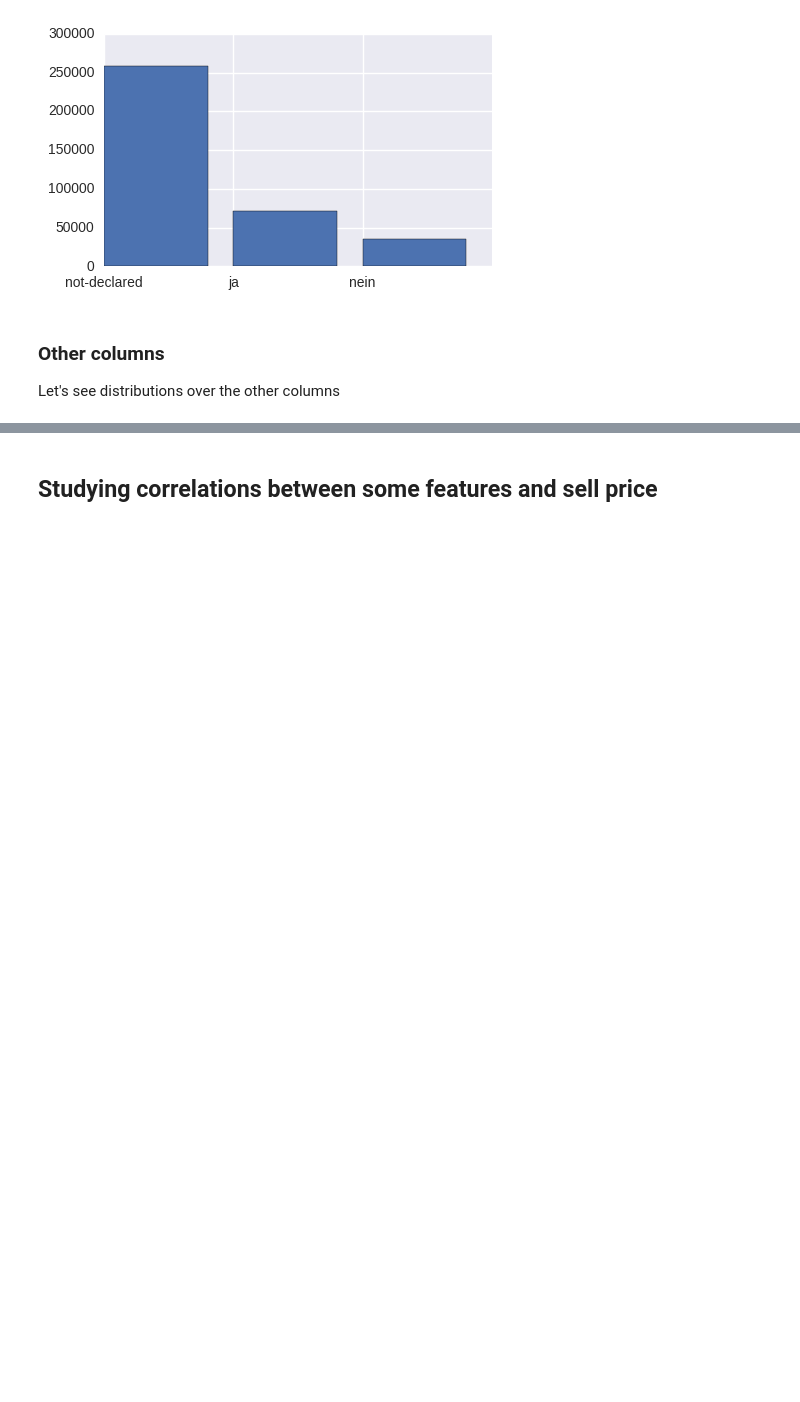
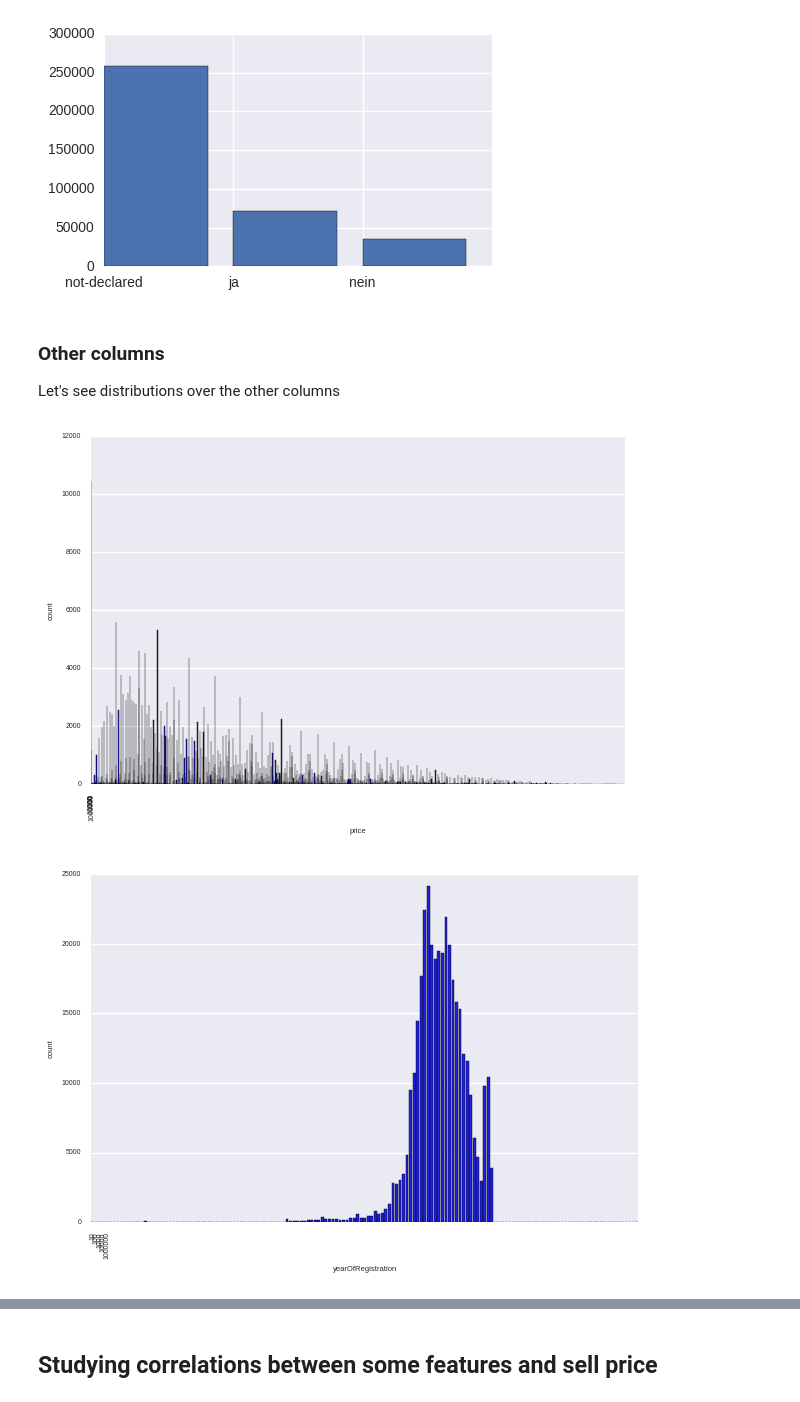
Before and after one commit to ddmng/jupyter-test, a Jupyter notebook: autos/Autos price predictions.ipynb, the cells around one changed output, grey strips where cells are left out. Drawn from its saved outputs; the diff is of its cells as text; code cells hidden in the pictures; blank space fills up the shorter version.

```diff
--- a/autos/Autos price predictions.ipynb
+++ b/autos/Autos price predictions.ipynb
@@ -291,9 +291,12 @@ Let's see distributions over the other columns
 # %%
 other = ['price', 'yearOfRegistration', 'powerPS', 'kilometer', 'monthOfRegistration']
 
 sns.set(font_scale=.5)
 
 
 for c in other:
     ax = sns.factorplot(x=c, data=dedups, kind='count', color='b', aspect=1.5)
-    ax.set_xticklabels([10, 100, 1000, 10000, 1000000], rotation=90)
+    ax.set_xticklabels( rotation=90)
+# %% [output]
+[figure, added]
+[figure, added]
```
Also changed, not shown: parts of 1 cell of this notebook, 1 other file.
